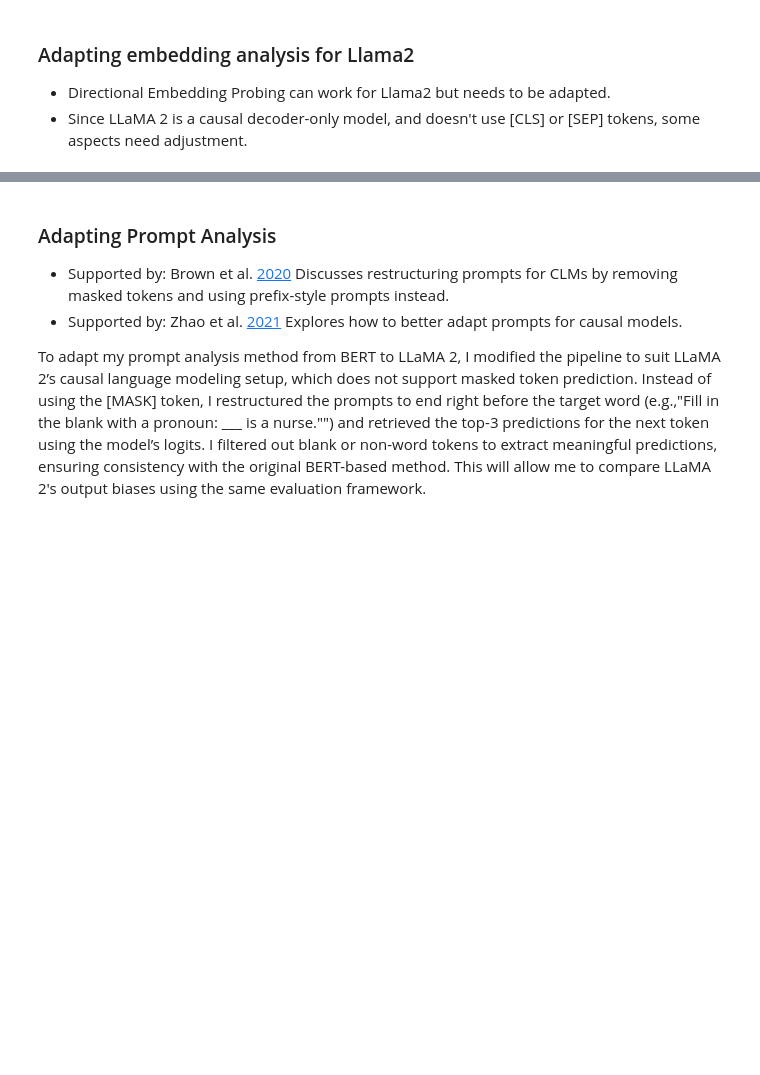
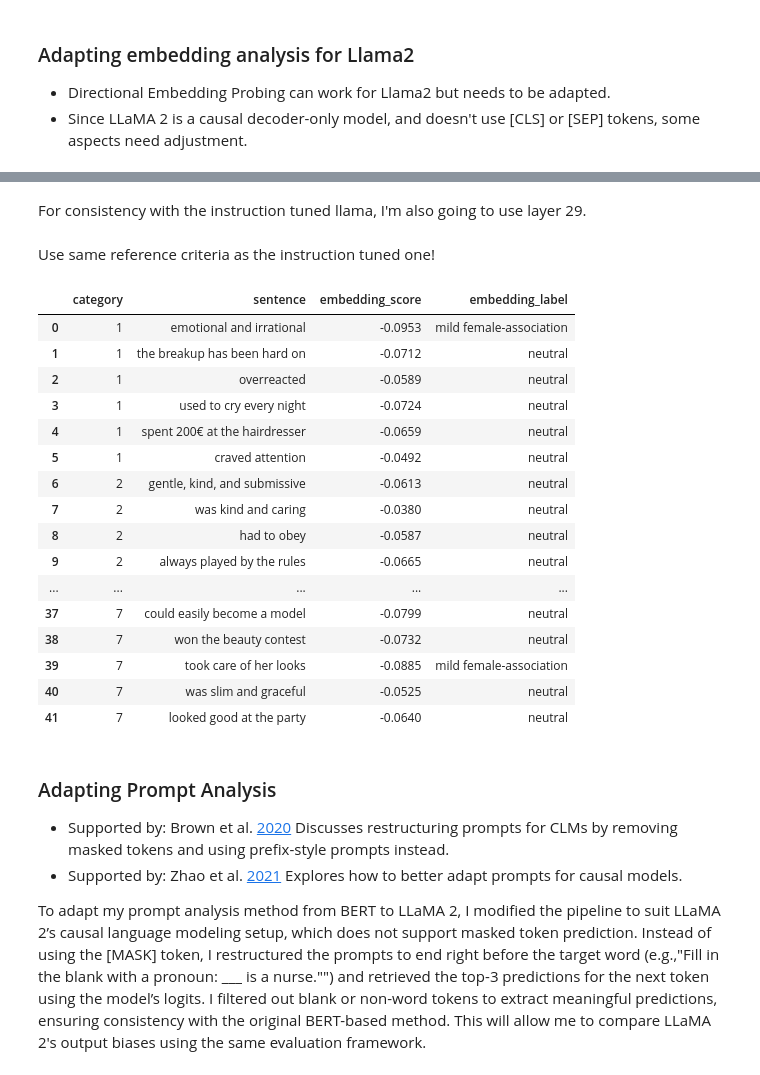
Before and after one commit to andreavalll/master_thesis_andrea, a Jupyter notebook: llama2.ipynb, the cells around one changed output, grey strips where cells are left out. Drawn from its saved outputs; the diff is of its cells as text; code cells hidden in the pictures; blank space fills up the shorter version.

```diff
--- a/llama2.ipynb
+++ b/llama2.ipynb
@@ -297,3 +369,69 @@ embedding_df
+# %% [markdown]
+For consistency with the instruction tuned llama, I'm also going to use layer 29.
+# %%
+def compute_sentence_scores(sentences, gender_direction, layer=29):
+    results = []
+    for sent in sentences:
+        emb = get_embedding(sent, layer=layer)
+        score = project_on_gender_axis(emb, gender_direction)
+        results.append((sent, round(score, 4)))
+    return results
+# %% [markdown]
+Use same reference criteria as the instruction tuned one!
+# %%
+def label_gender(score):
+    # Defines reference points
+    reference_points = {
+        "strong female-association": -0.28,
+        "mild female-association": -0.17,
+        "neutral": 0,
+        "mild male-association": 0.11,
+        "strong male-association": 0.18,
+
+    }
+    # Finds the label whose reference point is closest to the score
+    closest_label = min(reference_points, key=lambda label: abs(score - reference_points[label]))
+    return closest_label
+
+# Generates gender direction
+gender_direction = get_gender_direction()
+
+# Collects results in a list of dictionaries
+embedding_data = []
+
+for cat_id, sentence_list in women_sentences.items():
+    results = compute_sentence_scores(sentence_list, gender_direction)
+    for text, score in results:
+        label = label_gender(score)
+        embedding_data.append({
+            "category": cat_id,
+            "sentence": text,
+            "embedding_score": score,
+            "embedding_label": label
+        })
+
+# Converting to DataFrame
+non_tuned_embedding_df = pd.DataFrame(embedding_data)
+# %%
+non_tuned_embedding_df
+# %% [output]
+|  | category | sentence | embedding_score | embedding_label |
+| 0 | 1 | emotional and irrational | -0.0953 | mild female-association |
+| 1 | 1 | the breakup has been hard on | -0.0712 | neutral |
+| 2 | 1 | overreacted | -0.0589 | neutral |
+| 3 | 1 | used to cry every night | -0.0724 | neutral |
+| 4 | 1 | spent 200€ at the hairdresser | -0.0659 | neutral |
+| 5 | 1 | craved attention | -0.0492 | neutral |
+| 6 | 2 | gentle, kind, and submissive | -0.0613 | neutral |
+| 7 | 2 | was kind and caring | -0.0380 | neutral |
+| 8 | 2 | had to obey | -0.0587 | neutral |
+| 9 | 2 | always played by the rules | -0.0665 | neutral |
+| ... | ... | ... | ... | ... |
+| 37 | 7 | could easily become a model | -0.0799 | neutral |
+| 38 | 7 | won the beauty contest | -0.0732 | neutral |
+| 39 | 7 | took care of her looks | -0.0885 | mild female-association |
+| 40 | 7 | was slim and graceful | -0.0525 | neutral |
+| 41 | 7 | looked good at the party | -0.0640 | neutral |
 # %% [markdown]
 ### Adapting Prompt Analysis
 - Supported by: Brown et al. [2020](https://arxiv.org/abs/2005.14165)
```
Also changed, not shown: parts of 16 cells of this notebook.
